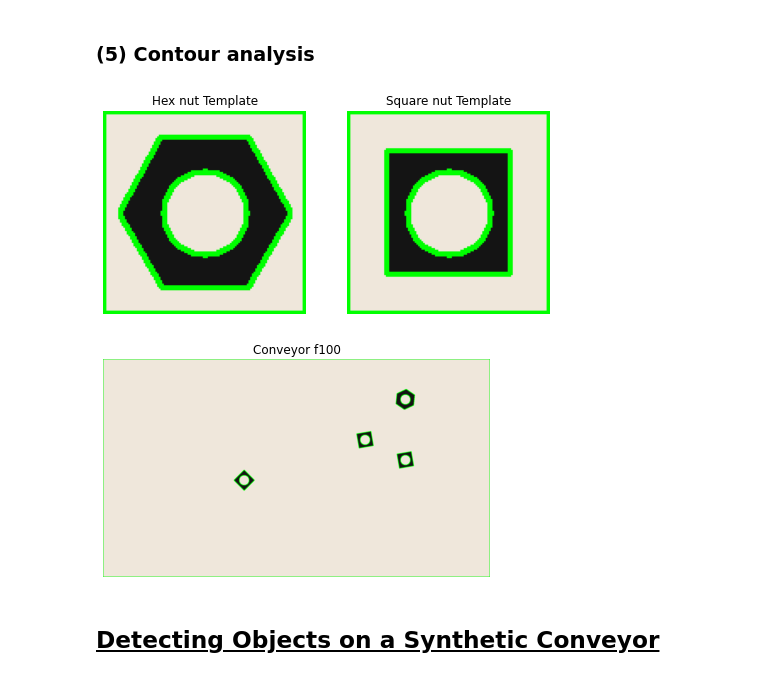
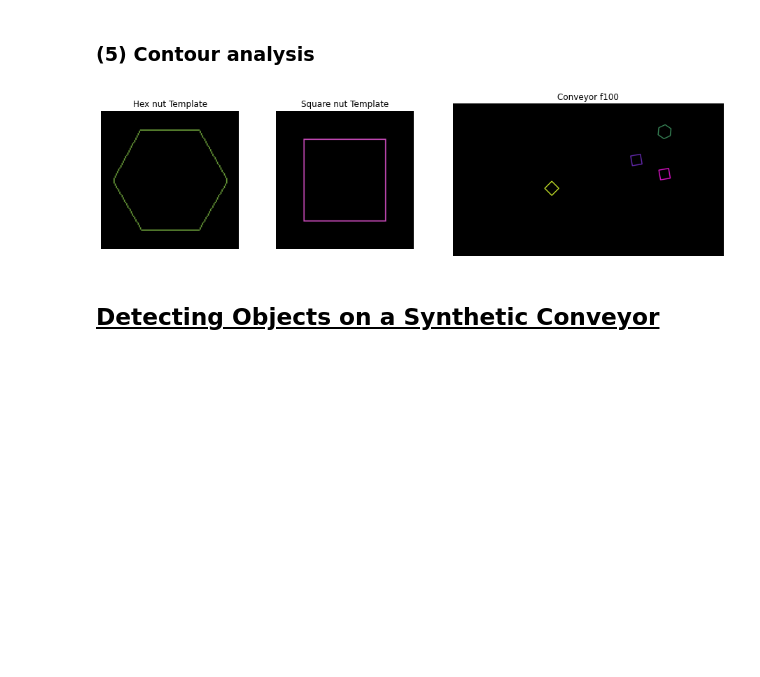
Before and after one commit to vidurawarna/EN2550_CV, a Jupyter notebook: Assignments/Assignment 3/190397E_a03.ipynb, the cells around one changed output. Saved outputs shown, nothing was run; the diff lists cells and outputs as text; code cells hidden in the pictures; blank space fills up the shorter version.

```diff
--- a/Assignments/Assignment 3/190397E_a03.ipynb
+++ b/Assignments/Assignment 3/190397E_a03.ipynb
@@ -38,7 +38,7 @@ conveyor_f101_grey =  cv.imread('conveyor_f101.png', cv.IMREAD_GRAYSCALE)
 greys = [hexnut_grey,squarenut_grey,conveyor_f100_grey]
 
 otsu_images = []
-fig, ax = plt. subplots(1,3,figsize=(18,6))
+fig, ax = plt.subplots(1, 3,figsize=(16,4), gridspec_kw={'width_ratios': [1,1,2]})
 
 for i in range(3):
     val,th = cv.threshold(greys[i],0,255,cv.THRESH_BINARY+cv.THRESH_OTSU)
@@ -55,7 +55,7 @@ plt.show()
 morph_kernal = np.ones((3,3),np.uint8)
 morph_images = []
 
-fig, ax = plt. subplots(1,3,figsize=(18,6))
+fig, ax = plt. subplots(1, 3,figsize=(16,4), gridspec_kw={'width_ratios': [1,1,2]})
 
 for i in range(3):
     m1 = cv.morphologyEx(otsu_images[i], cv.MORPH_CLOSE, morph_kernal)
@@ -77,14 +77,12 @@ f.write("")
 f.close()
 f = open("output.txt",'a')
 
-fig, ax = plt.subplots(1,2,figsize=(8,4))
-fig2,ax2 = plt.subplots(figsize=(8,4))
+fig, ax = plt.subplots(1, 3,figsize=(16,4), gridspec_kw={'width_ratios': [1,1,2]})
 
 f.write("<ol>")
 for i in range(3):
 
     (no_Labels, labels, stats, centroids) = cv.connectedComponentsWithStats(morph_images[i], 4, cv.CV_32S)
-    outputs.append((numLabels, labels, stats, centroids))
 
     f.write("<li>Image Name: " + names[i]+"<br><ul><li> Number of conected components: "+str(no_Labels)+"</li>")
     f.write("<li>Statistics: </li></ul>")
@@ -104,14 +102,11 @@ for i in range(3):
         cv.circle(output, (int(cX), int(cY)), 1, (0, 0, 255), line_widths[i])
         row = "<tr><td>"+str(j+1)+"</td><td>"+str(x)+"</td><td>"+str(y)+"</td><td>"+str(w)+"</td><td>"+str(h)+"</td><td>"+str(area)+"</td><td>("+str(cX)+","+str(cY)+")</td></tr>"
         f.write(row)
-    if i<2:
+
         ax[i].imshow(cv.cvtColor(output, cv.COLOR_RGB2BGR))
         ax[i].axis('off')
         ax[i].set_title(names[i])
-    else:
-        ax2.imshow(cv.cvtColor(output, cv.COLOR_RGB2BGR))
-        ax2.axis('off')
-        ax2.set_title(names[i])
+
     f.write("</table></li>")
     f.write("")
 f.write("</ol>")
@@ -135,27 +128,24 @@ Statistic results:
 # %% [markdown]
 ### (5) Contour analysis
 # %%
-import imutils
-fig, ax = plt.subplots(1,2,figsize=(8,4))
-fig2,ax2 = plt.subplots(figsize=(8,4))
+import random
+fig, ax = plt.subplots(1, 3,figsize=(16,4), gridspec_kw={'width_ratios': [1,1,2]})
+line_widths = [1,1,5]
 
 for i in range(3):
-    im_copy = images[i].copy()
-    contours, hierarchy = cv.findContours(morph_images[i], cv.RETR_TREE, cv.CHAIN_APPROX_SIMPLE)
 
-    cv.drawContours(im_copy, contours, -1, (0,255,0), 2)
+    im_copy = np.zeros((images[i].shape[0],images[i].shape[1],3), np.uint8)
+    contours, hierarchy = cv.findContours(255-morph_images[i], cv.RETR_EXTERNAL, cv.CHAIN_APPROX_SIMPLE)
 
-    if i<2:
+    for k in range(len(contours)):
+        R,G,B = random.randint(0,256),random.randint(0,256),random.randint(0,256)
+        cv.drawContours(im_copy, [contours[k]], 0, (R,G,B), line_widths[i])
+
         ax[i].imshow(cv.cvtColor(im_copy, cv.COLOR_RGB2BGR))
         ax[i].axis('off')
         ax[i].set_title(names[i])
-    else:
-        ax2.imshow(cv.cvtColor(im_copy, cv.COLOR_RGB2BGR))
-        ax2.axis('off')
-        ax2.set_title(names[i])
 # %% [output]
-[figure, old version]
+[figure, new version]
-[figure, removed]
 # %% [markdown]
 ## <u>Detecting Objects on a Synthetic Conveyor</u>
 # %% [markdown]
```
Also changed, not shown: parts of 8 cells of this notebook, 13 other files.
